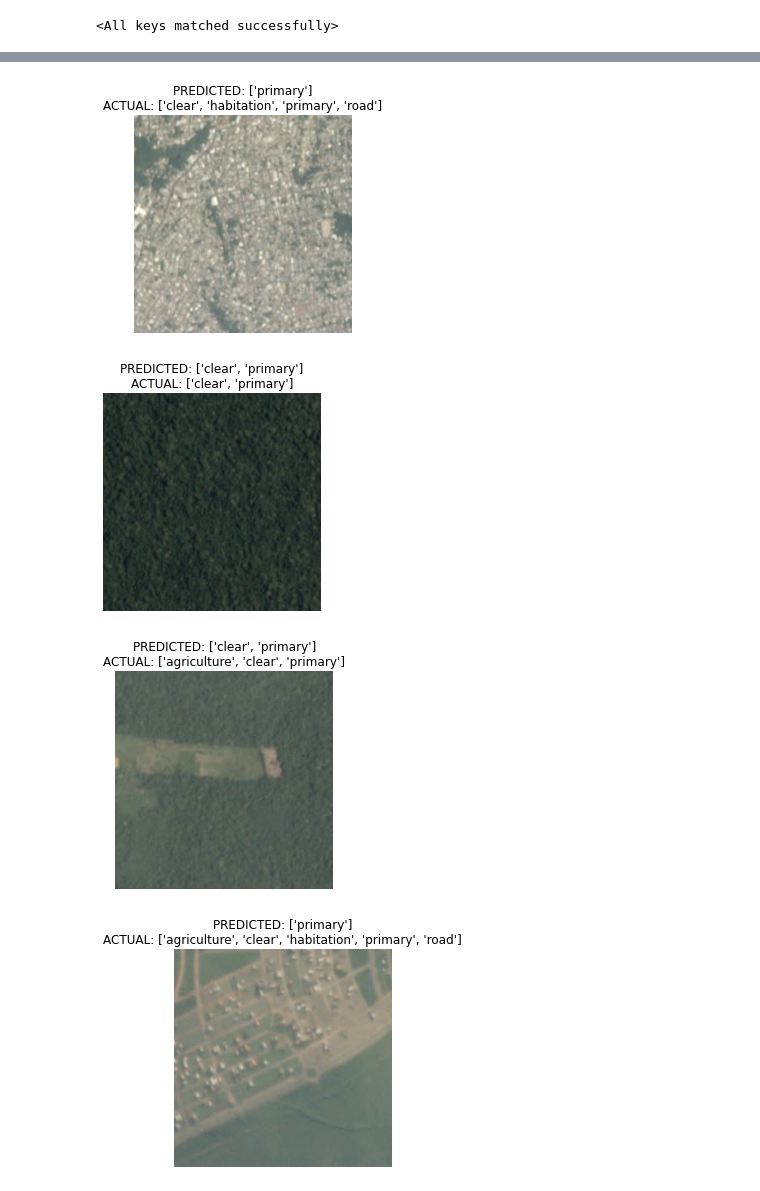
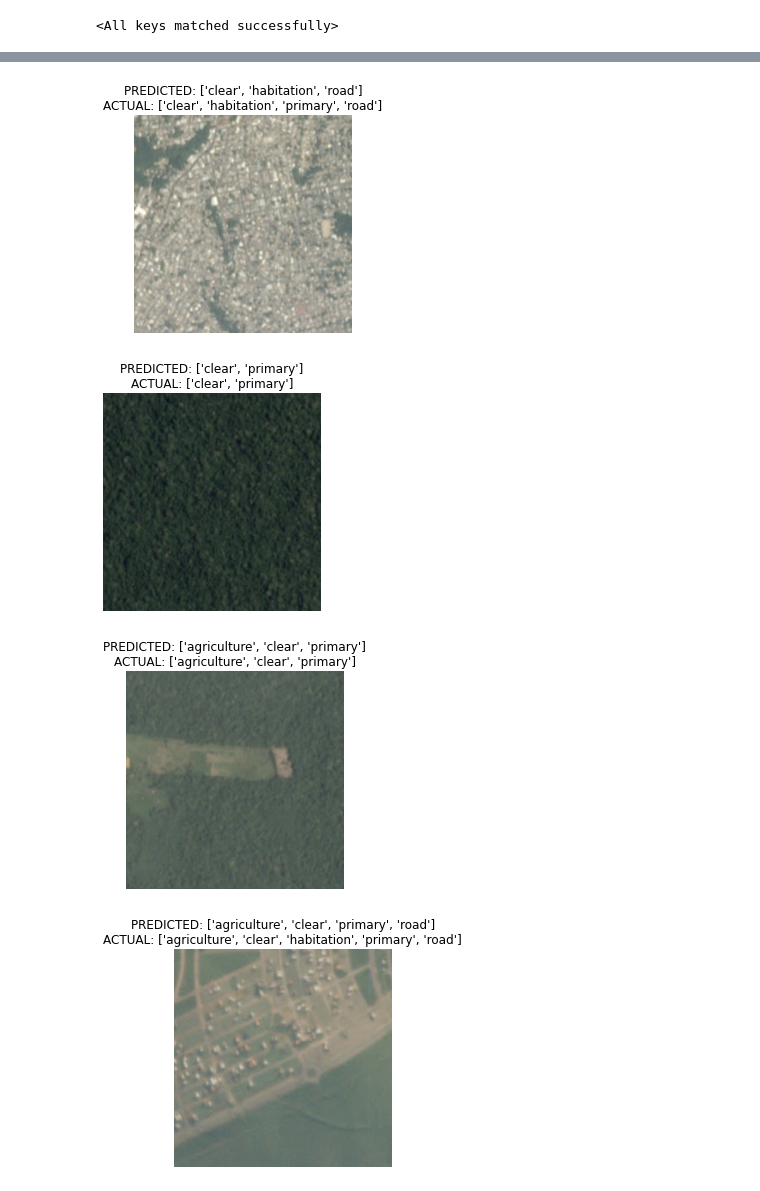
Before and after one commit to cris-scheib/satellite-image-classifier, a Jupyter notebook: Classifier.ipynb, the cells around one changed output, grey strips where cells are left out. Saved outputs shown, nothing was run; the diff lists cells and outputs as text; code cells hidden in the pictures.

```diff
--- a/Classifier.ipynb
+++ b/Classifier.ipynb
@@ -72,22 +73,23 @@ def oneHotDecode(labels_list):
 import torch.nn as nn
 import torch.nn.functional as F
 import torch.optim as optim
-
+device = torch.device("cuda:0" if torch.cuda.is_available() else "cpu")
 class Model(nn.Module):
     def __init__(self):
         super().__init__()
         self.pool = nn.MaxPool2d(2, 2)
-        self.conv1 = nn.Conv2d(in_channels=3, out_channels=32, kernel_size=2, stride=1, padding='same')
-        self.conv2 = nn.Conv2d(in_channels=32, out_channels=64, kernel_size=2, stride=1, padding='same')
-        self.conv3 = nn.Conv2d(in_channels=64, out_channels=128, kernel_size=2, stride=1, padding='same')
-        self.fc1 = nn.Linear(128 * 8 * 8, 1000)
+        self.conv1 = nn.Conv2d(in_channels=3, out_channels=32, kernel_size=2, stride=2, padding='same')
+        self.conv2 = nn.Conv2d(in_channels=32, out_channels=64, kernel_size=2, stride=2, padding='same')
+        self.conv3 = nn.Conv2d(in_channels=64, out_channels=128, kernel_size=2, stride=2, padding='same')
+        self.conv4 = nn.Conv2d(in_channels=128, out_channels=256, kernel_size=2, stride=2, padding='same')
+        self.fc1 = nn.Linear(256 * 8 * 8, 1000)
         self.fc2 = nn.Linear(1000, 500)
         self.fc3 = nn.Linear(500, count_labels)
-
     def forward(self, x):
         x = self.pool(F.relu(self.conv1(x)))
         x = self.pool(F.relu(self.conv2(x)))
         x = self.pool(F.relu(self.conv3(x)))
+        x = self.pool(F.relu(self.conv4(x)))
         x = torch.flatten(x, 1) # flatten all dimensions except batch
         x = F.relu(self.fc1(x))
         x = F.relu(self.fc2(x))
@@ -95,6 +97,8 @@ class Model(nn.Module):
         return x
 
 model = Model()
+model.to(device)
+
 
 criterion = nn.BCEWithLogitsLoss (weight=None, reduce=True)
 optimizer = optim.SGD(model.parameters(), lr=0.001, momentum=0.9)
@@ -143,7 +149,7 @@ from torch.utils.data import DataLoader
 
 transform = transforms.Compose(
         [
-            transforms.Resize((64, 64)),
+            transforms.Resize((128, 128)),
             transforms.RandomHorizontalFlip(p=0.5),
             transforms.RandomRotation(degrees=45),
             transforms.ToTensor(),
@@ -263,6 +263,7 @@ import matplotlib.image as mpimg
 for i, data in enumerate(test_loader, 0):
         # get the inputs; data is a list of [inputs, labels]
         inputs, labels, image = data
+        inputs, labels = inputs.to(device), labels.to(device)
         outputs = model(inputs)
         outputs = torch.sigmoid(outputs)
 
@@ -284,5 +285,5 @@ for i, data in enumerate(test_loader, 0):
-[figure, old version]
+[figure, new version]
 [figure]
-[figure, old version]
+[figure, new version]
-[figure, old version]
+[figure, new version]
 [figure]
```
Also changed, not shown: parts of 10 cells of this notebook, 1 other file.
